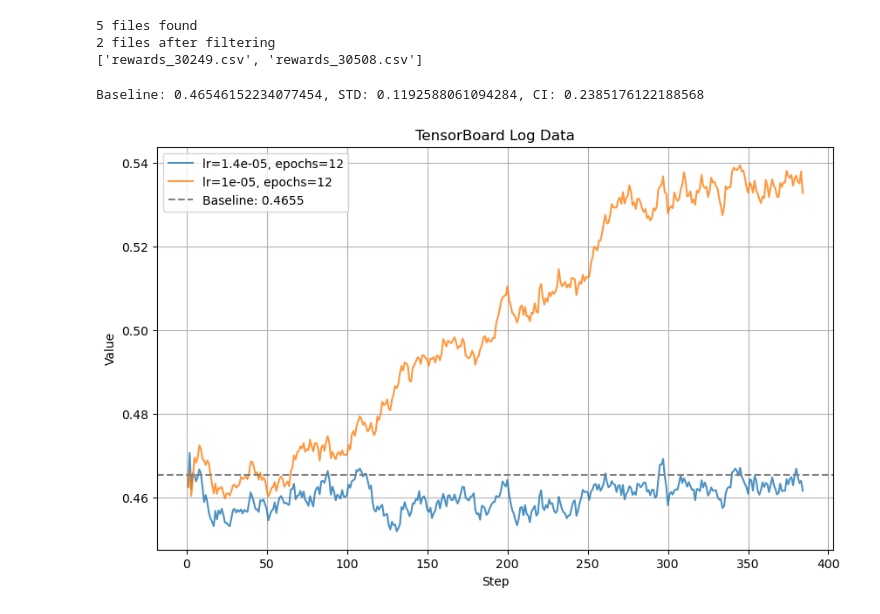
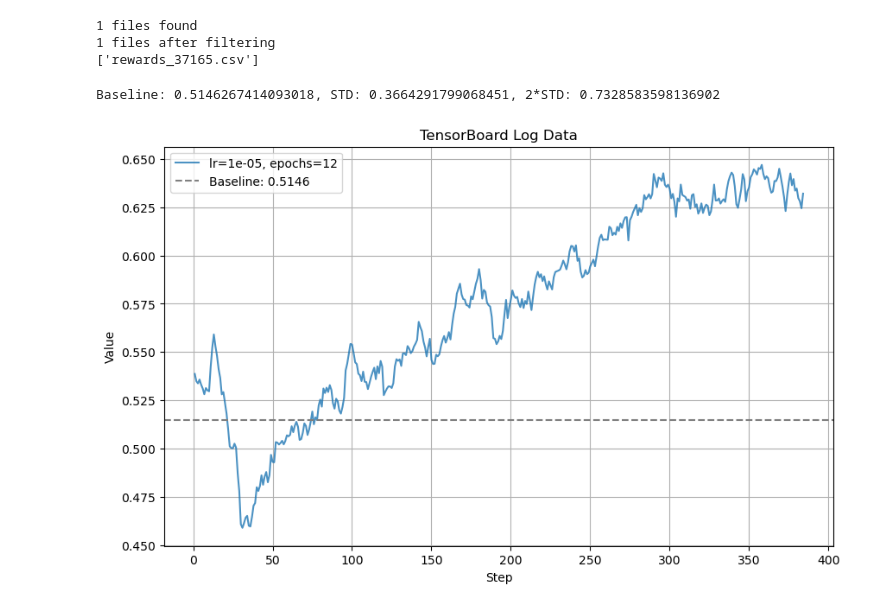
Before and after one commit to AugustasMacijauskas/mlmi-thesis, a Jupyter notebook: src/ppo/sandbox/plot_tb_and_baseline.ipynb, the cells around one changed output. Cells and saved outputs as stored; diff of their text form; code cells hidden in the pictures.

```diff
--- a/src/ppo/sandbox/plot_tb_and_baseline.ipynb
+++ b/src/ppo/sandbox/plot_tb_and_baseline.ipynb
@@ -12,11 +12,15 @@ labels_dict = {
     ],
     "imdb": [
         f"{lr=}, {epochs=}" for lr, epochs in zip([1e-5, 1e-5, 1e-5, 1.4e-5, 1e-5], [4, 10, 10, 12, 12])
+    ],
+    "imdb_supervised": [
+        f"{lr=}, {epochs=}" for lr, epochs in zip([1e-5], [12])
     ]
 }
 
 # pattern = "custom_data_v4"
-pattern = "imdb"
+# pattern = "imdb"
+pattern = "imdb_supervised"
 files = sorted(Path("/fsx/home-augustas/ppo_logs/").glob(f"*{pattern}*"))
 files = [x / f"rewards_{x.name.split('_')[-1]}.csv" for x in files]
 print(f"{len(files)} files found")
@@ -25,15 +29,16 @@ if pattern == "custom_data_v4":
     files = files[1:]
     labels_dict[pattern] = labels_dict[pattern][1:]
 elif pattern == "imdb":
+    files = [x for x in files if not "supervised" in x.name]
     files = files[-2:]
     labels_dict[pattern] = labels_dict[pattern][-2:]
 
 print(f"{len(files)} files after filtering")
 print([x.name for x in files])
 # %% [output]
-5 files found
-2 files after filtering
-['rewards_30249.csv', 'rewards_30508.csv']
+1 files found
+1 files after filtering
+['rewards_37165.csv']
 # %%
 def plot_rewards(df, ts_factor=0.8, label=None, alpha=1.0):
     # Calculate EMA values using provided formula
@@ -47,40 +52,41 @@ def plot_rewards(df, ts_factor=0.8, label=None, alpha=1.0):
 
 
 # Define baseline and std
-rewards = torch.load(f"outputs/ppo_rewards_{pattern}.pt")
+# rewards = torch.load(f"outputs/ppo_rewards_{pattern}.pt")
+rewards = torch.load(f"outputs/ppo_rewards_{pattern}_len_4_2.pt")
 baseline = rewards.mean()
 std = rewards.std()
-print(f"Baseline: {baseline}, STD: {std}, CI: {2 * std}")
+print(f"Baseline: {baseline}, STD: {std}, 2*STD: {2 * std}")
 
 # Update EMA coefficient
 ts_factor = 0.8
 
 # Create the plot
 plt.figure(figsize=(10, 6))
 
 for file, label in zip(files, labels_dict[pattern]):
     # Load the CSV data into a pandas DataFrame
     df = pd.read_csv(file)
     plot_rewards(df, ts_factor=ts_factor, label=label, alpha=0.8)
 
 
 # Add baseline and std
 plt.axhline(y=baseline, color='grey', linestyle='--', label=f'Baseline: {baseline:.4f}')
 # plt.fill_between(df['Step'], (baseline - std), (baseline + std), color='grey', alpha=0.5, label=f'STD: {std}')
 
 # Add title and labels
 plt.title('TensorBoard Log Data')
 plt.xlabel('Step')
 plt.ylabel('Value')
 
 # Grid
 plt.grid()
 
 # Add legend
 plt.legend()
 
 # Display the plot
 plt.show()
 # %% [output]
-Baseline: 0.46546152234077454, STD: 0.1192588061094284, CI: 0.2385176122188568
+Baseline: 0.5146267414093018, STD: 0.3664291799068451, 2*STD: 0.7328583598136902
-[figure, old version]
+[figure, new version]
```
Also changed, not shown: 26 other files.
